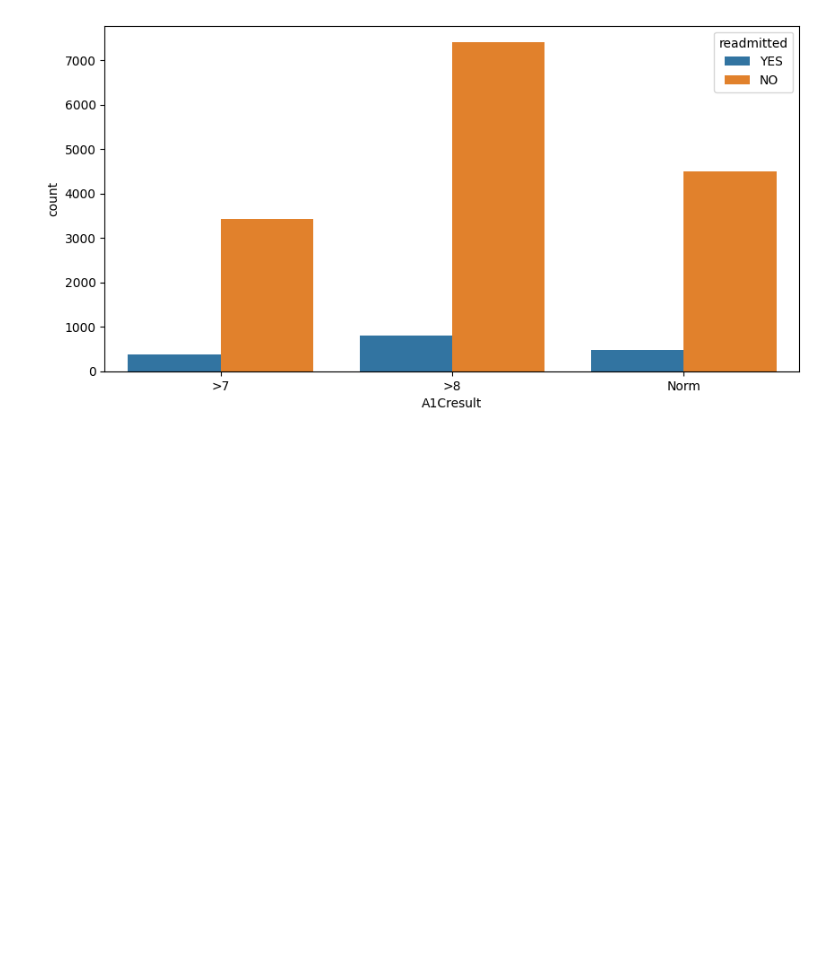
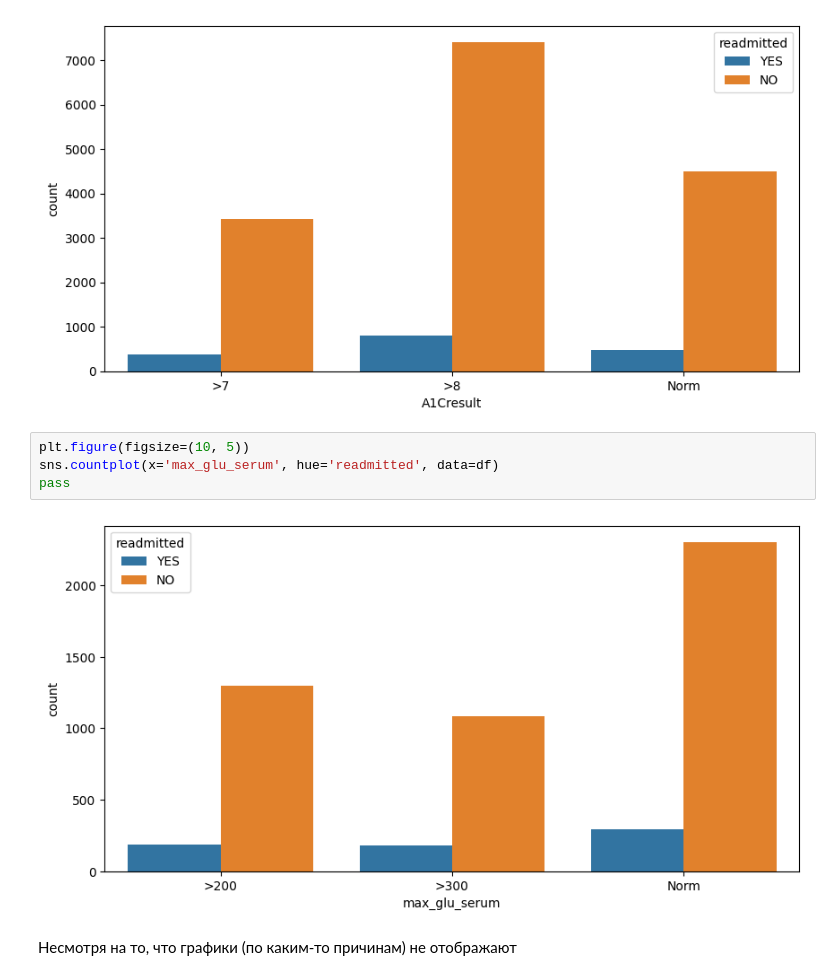
Before and after one commit to Falirchik/ML, a Jupyter notebook: попытка номер .ipynb, the cells around one changed output. Cells and saved outputs as stored; diff of their text form; blank space fills up the shorter version.

```diff
--- a/попытка номер .ipynb
+++ b/попытка номер .ipynb
@@ -351,3 +327,11 @@ sns.countplot(x='A1Cresult', hue='readmitted', data=df)
 pass
 # %% [output]
 [figure]
+# %%
+plt.figure(figsize=(10, 5))
+sns.countplot(x='max_glu_serum', hue='readmitted', data=df)
+pass
+# %% [output]
+[figure, added]
+# %% [markdown]
+Несмотря на то, что графики (по каким-то причинам) не отображают
```
Also changed, not shown: parts of 15 cells of this notebook.
